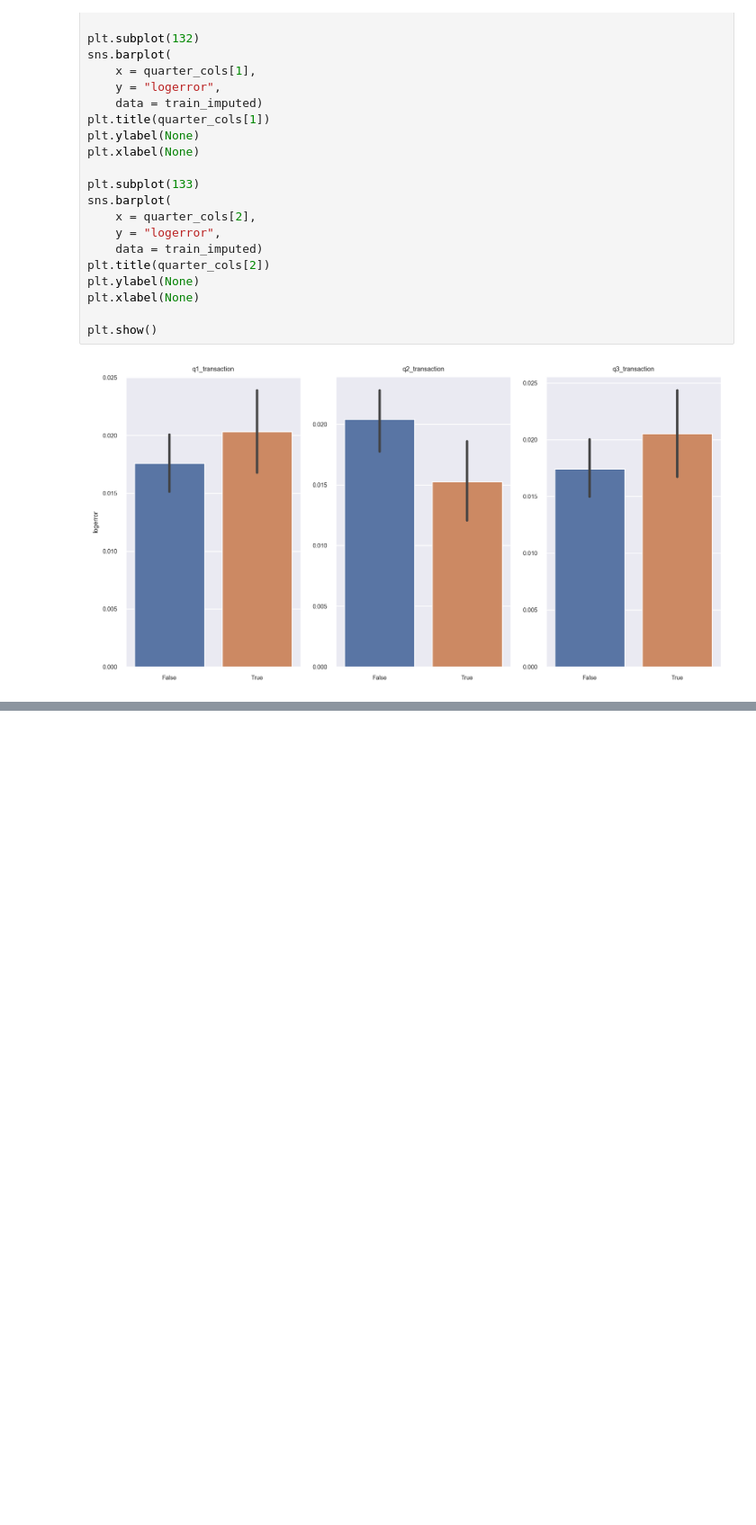
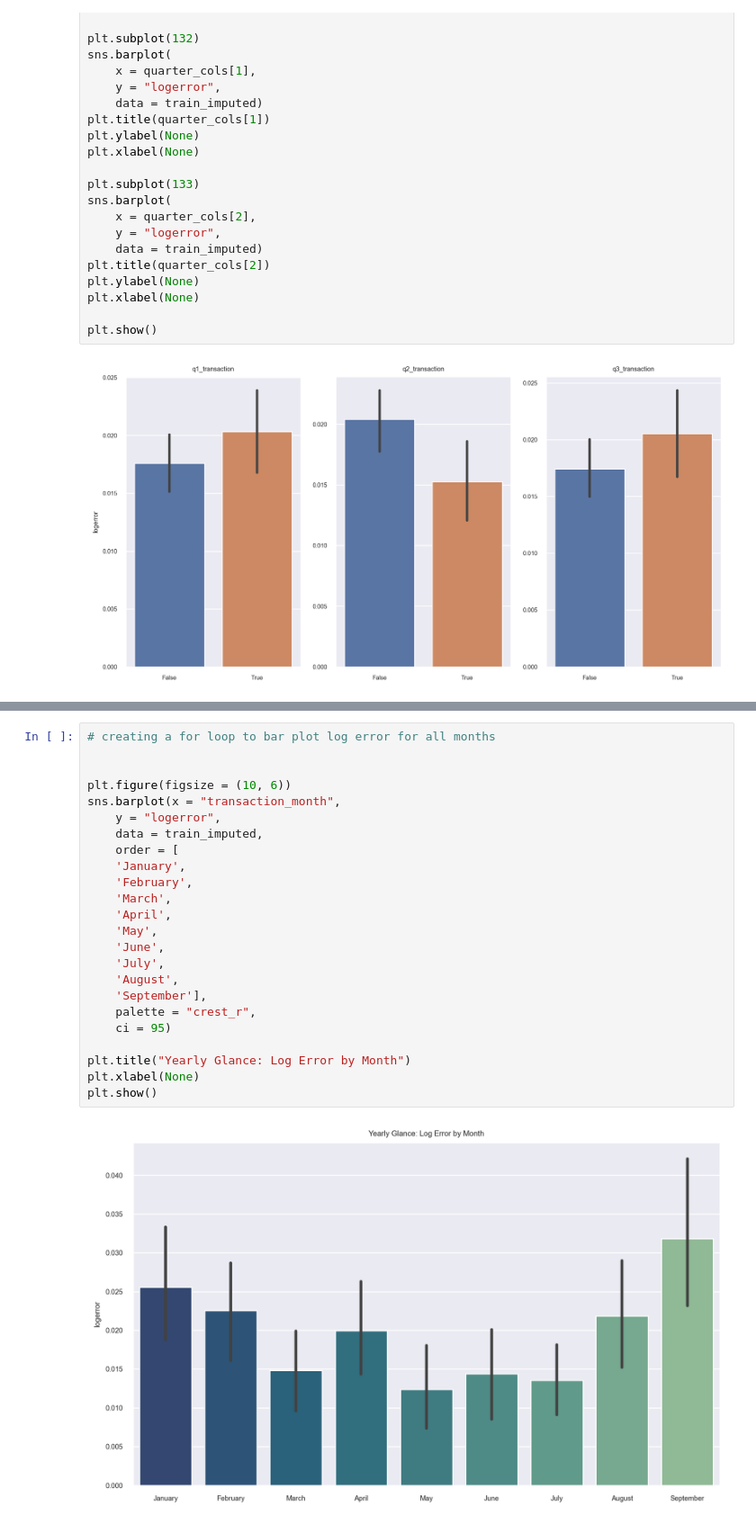
Before and after one commit to mijailmariano/clustering-exercises, a Jupyter notebook: modeling.ipynb, the cells around one changed output, grey strips where cells are left out. Shown: that part at 90% size. Cells and saved outputs as stored; diff of their text form; blank space fills up the shorter version.

```diff
--- a/modeling.ipynb
+++ b/modeling.ipynb
@@ -995,0 +1067,26 @@ plt.show()
+# %%
+# creating a for loop to bar plot log error for all months
+
+
+plt.figure(figsize = (10, 6))
+sns.barplot(x = "transaction_month",
+    y = "logerror",
+    data = train_imputed,
+    order = [
+    'January',
+    'February',
+    'March',
+    'April',
+    'May',
+    'June',
+    'July',
+    'August',
+    'September'],
+    palette = "crest_r",
+    ci = 95)
+
+plt.title("Yearly Glance: Log Error by Month")
+plt.xlabel(None)
+plt.show()
+# %% [output]
+[figure, added]
```
Also changed, not shown: parts of 11 cells of this notebook.
